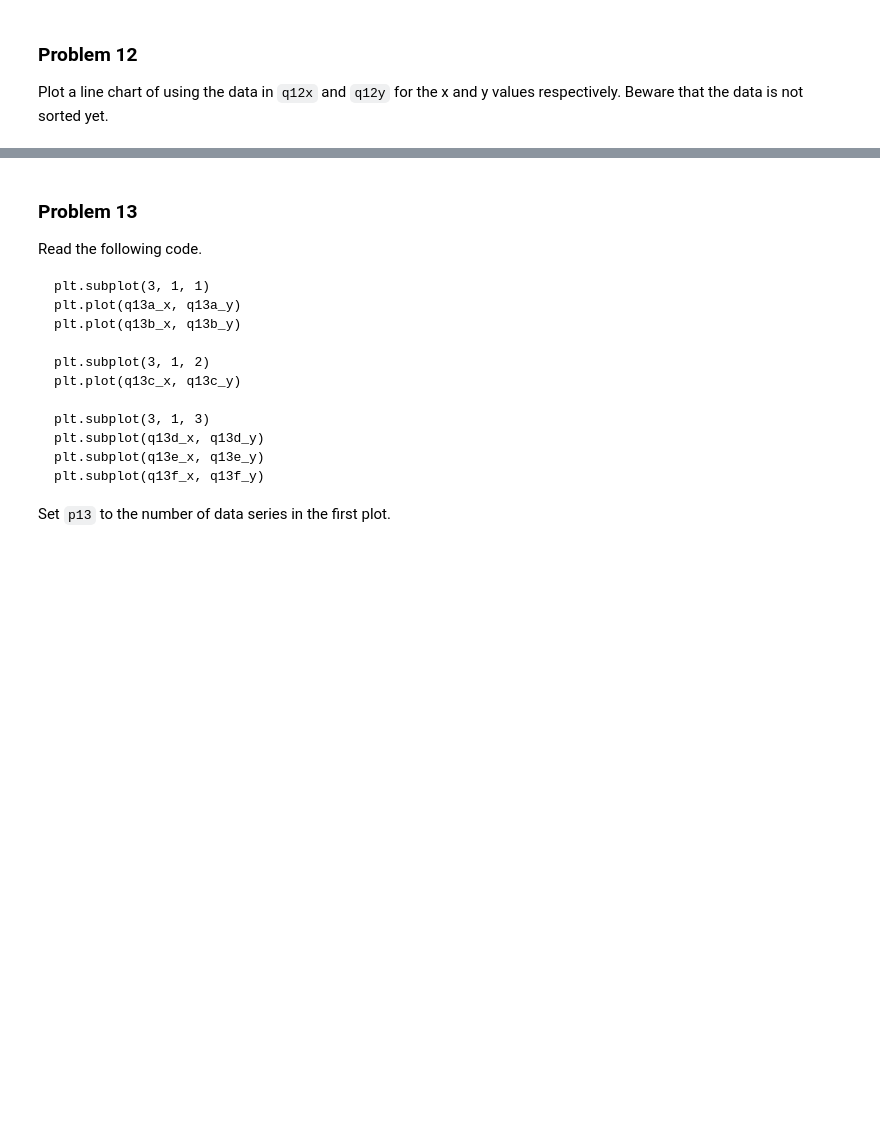
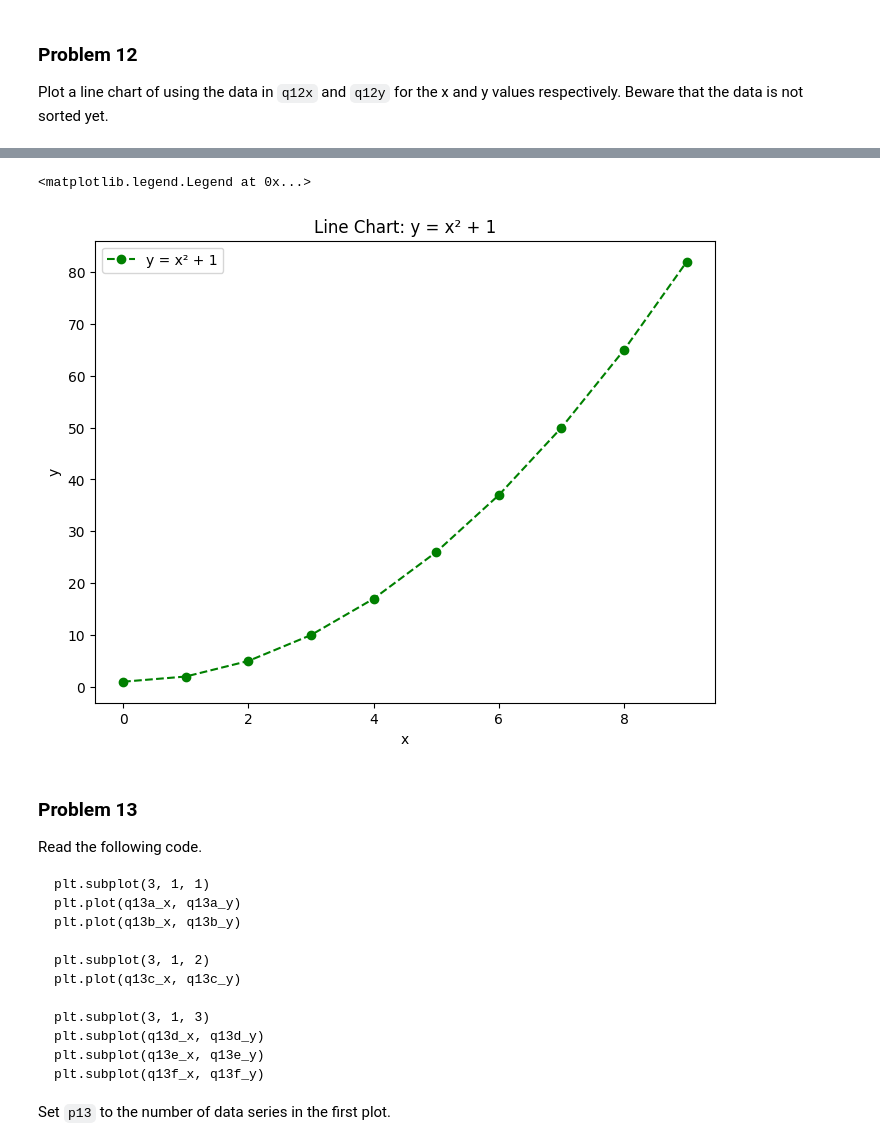
Before and after one commit to jasser-dh/dx602-homework-05, a Jupyter notebook: homework.ipynb, the cells around one changed output, grey strips where cells are left out. Saved outputs shown, nothing was run; the diff lists cells and outputs as text; code cells hidden in the pictures; blank space fills up the shorter version.

```diff
--- a/homework.ipynb
+++ b/homework.ipynb
@@ -379,3 +393,20 @@ Ellipsis
+# %%
+# YOUR CHANGES HERE
+
+# Let's sort data based on x values in q12x
+sorted_pairs = sorted(zip(q12x, q12y))
+q12x_sorted, q12y_sorted_with_respect_to_x = zip(*sorted_pairs)
+
+# Plot line chart
+plt.figure(figsize=(8, 6))
+plt.plot(q12x_sorted, q12y_sorted_with_respect_to_x, marker='o', linestyle='--', color='green', label='y = x² + 1')
+plt.title('Line Chart: y = x² + 1')
+plt.xlabel('x')
+plt.ylabel('y')
+plt.legend(loc='upper left')
+# %% [output]
+<matplotlib.legend.Legend at 0x...>
+[figure, added]
 # %% [markdown]
 ### Problem 13
 
```
Also changed, not shown: parts of 7 cells of this notebook, 1 other file.
